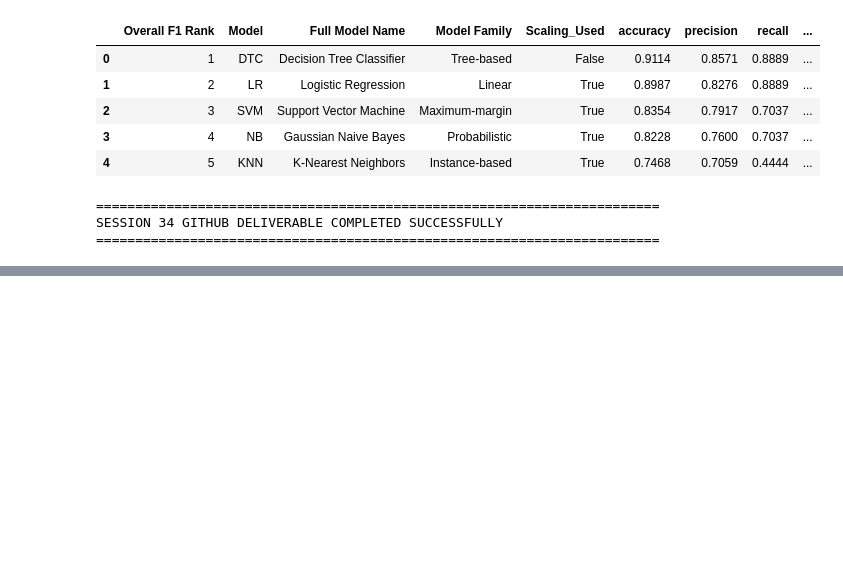
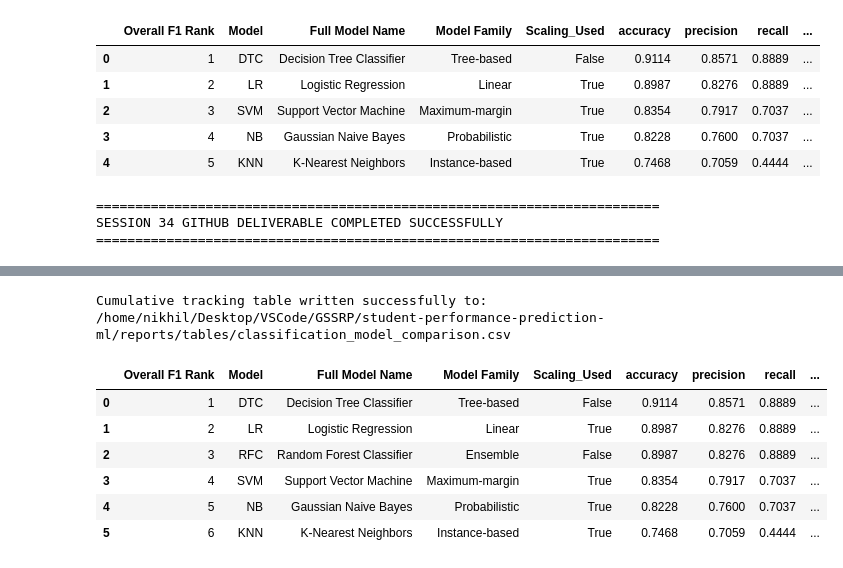
Before and after one commit to NDracorex/student-performance-ml, a Jupyter notebook: notebooks/07_classification_models.ipynb, the cells around one changed output, grey strips where cells are left out. Cells and saved outputs as stored; diff of their text form; code cells hidden in the pictures; blank space fills up the shorter version.

Commit message:
Add Session 35 random forest classifier

```diff
--- a/notebooks/07_classification_models.ipynb
+++ b/notebooks/07_classification_models.ipynb
@@ -521,0 +547,20 @@ SESSION 34 GITHUB DELIVERABLE COMPLETED SUCCESSFULLY
+# %%
+# Initialize Random Forest Classifier with 300 trees
+rfc = RandomForestClassifier(n_estimators=300, random_state=42)
+
+# Fit model using raw, unscaled full-information training features
+rfc.fit(Xtr_f, yctr)
+
+# Generate class and probability predictions for test verification
+rfc_predictions = rfc.predict(Xte_f)
+rfc_probabilities = rfc.predict_proba(Xte_f)[:, 1]
+
+# Evaluate metrics using the project evaluation function
+rfc_metrics = evaluate_session33_classifier(y_true=ycte, y_pred=rfc_predictions, y_probability=rfc_probabilities)
+
+print("Random Forest Classifier Evaluation (Test Split):")
+print("-" * 50)
+for metric_name, metric_val in rfc_metrics.items():
+    print(f"{metric_name}: {metric_val:.4f}")
+
+print(f"\nTotal fitted estimators (trees) within ensemble: {len(rfc.estimators_)}")
@@ -521,0 +580,57 @@ SESSION 34 GITHUB DELIVERABLE COMPLETED SUCCESSFULLY
+# %%
+# Path to cumulative metrics tracker
+PROJECT_ROOT = Path.cwd().resolve()
+for parent in [PROJECT_ROOT, *PROJECT_ROOT.parents]:
+    if (parent / ".git").exists():
+        PROJECT_ROOT = parent
+        break
+
+cumulative_path = PROJECT_ROOT / "reports" / "tables" / "classification_model_comparison.csv"
+
+# Structure the output tracking row with precise schema alignment
+rfc_row = pd.DataFrame([{
+    "Model": "RFC",
+    "Full Model Name": "Random Forest Classifier",
+    "Model Family": "Ensemble",
+    "Scaling_Used": False,
+    "accuracy": rfc_metrics["accuracy"],
+    "precision": rfc_metrics["precision"],
+    "recall": rfc_metrics["recall"],
+    "f1": rfc_metrics["f1"],
+    "roc_auc": rfc_metrics["roc_auc"],
+    "at_risk_precision": rfc_metrics["at_risk_precision"],
+    "at_risk_recall": rfc_metrics["at_risk_recall"],
+    "at_risk_f1": rfc_metrics["at_risk_f1"]
+}])
+
+if cumulative_path.exists():
+    classification_table = pd.read_csv(cumulative_path)
+
+    # Clear prior historical runs of RFC rows to maintain a strictly clean dataset
+    if "Model" in classification_table.columns:
+        classification_table = classification_table[classification_table["Model"] != "RFC"].copy()
+
+    classification_table = pd.concat([classification_table, rfc_row], ignore_index=True)
+else:
+    classification_table = rfc_row.copy()
+
+# Sort the table globally by standard baseline F1
+classification_table = classification_table.sort_values(by="f1", ascending=False).reset_index(drop=True)
+
+if "Overall F1 Rank" in classification_table.columns:
+    classification_table = classification_table.drop(columns=["Overall F1 Rank"])
+classification_table.insert(0, "Overall F1 Rank", range(1, len(classification_table) + 1))
+
+# Export updated tables
+classification_table.to_csv(cumulative_path, index=False)
+print(f"Cumulative tracking table written successfully to: {cumulative_path}")
+display(classification_table.round(4))
+# %% [output]
+Cumulative tracking table written successfully to: /home/nikhil/Desktop/VSCode/GSSRP/student-performance-prediction-ml/reports/tables/classification_model_comparison.csv
+|  | Overall F1 Rank | Model | Full Model Name | Model Family | Scaling_Used | accuracy | precision | recall | ... |
+| 0 | 1 | DTC | Decision Tree Classifier | Tree-based | False | 0.9114 | 0.8571 | 0.8889 | ... |
+| 1 | 2 | LR | Logistic Regression | Linear | True | 0.8987 | 0.8276 | 0.8889 | ... |
+| 2 | 3 | RFC | Random Forest Classifier | Ensemble | False | 0.8987 | 0.8276 | 0.8889 | ... |
+| 3 | 4 | SVM | Support Vector Machine | Maximum-margin | True | 0.8354 | 0.7917 | 0.7037 | ... |
+| 4 | 5 | NB | Gaussian Naive Bayes | Probabilistic | True | 0.8228 | 0.7600 | 0.7037 | ... |
+| 5 | 6 | KNN | K-Nearest Neighbors | Instance-based | True | 0.7468 | 0.7059 | 0.4444 | ... |
```
Also changed, not shown: parts of 6 cells of this notebook, 1 other file.
